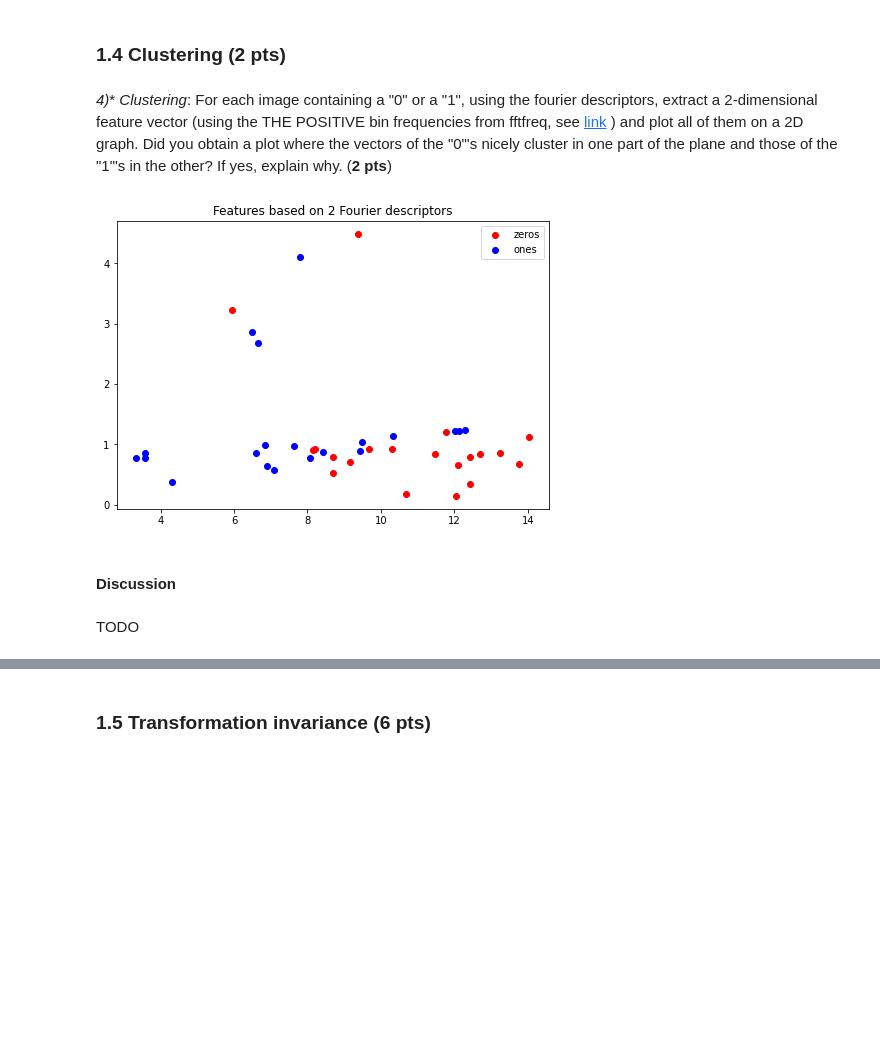
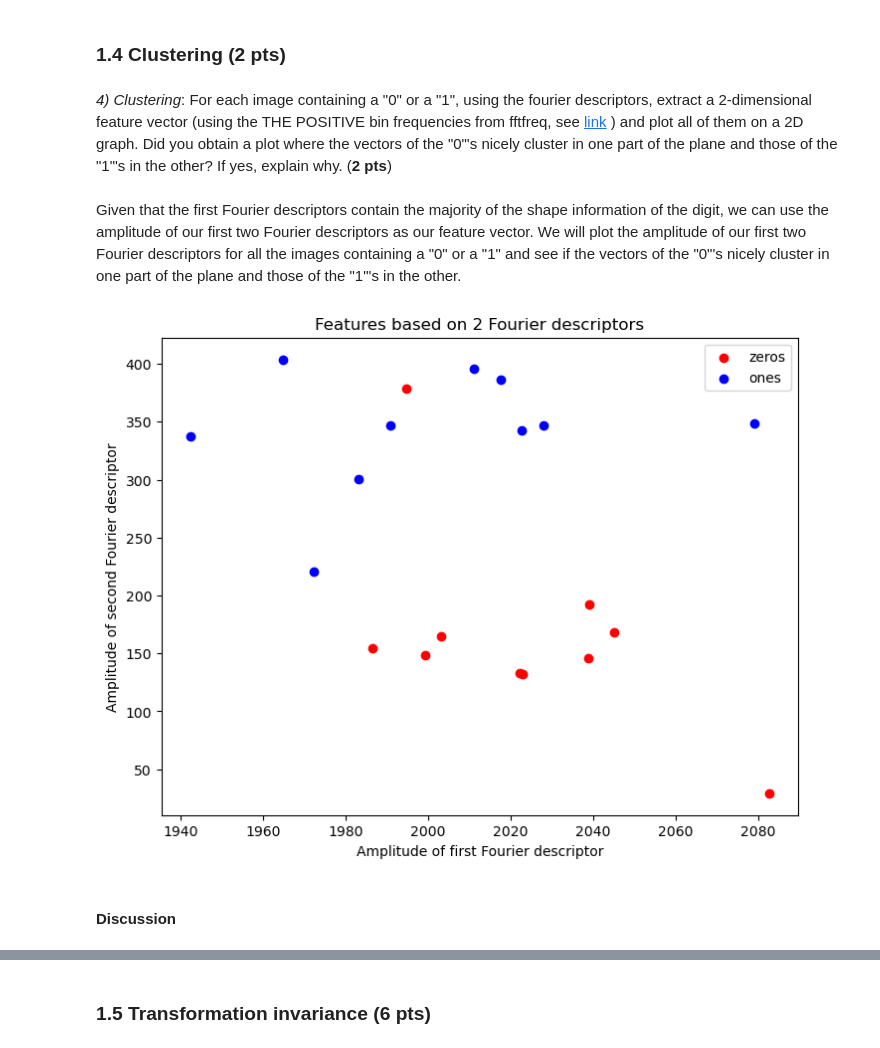
Before and after one commit to alexiaDorm/iapr-lab, a Jupyter notebook: lab_02_object_description_AD.ipynb, the cells around one changed output, grey strips where cells are left out. Drawn from its saved outputs; the diff is of its cells as text; code cells hidden in the pictures; blank space fills up the shorter version.

Commit message:
contour based descriptors update

```diff
--- a/lab_02_object_description_AD.ipynb
+++ b/lab_02_object_description_AD.ipynb
@@ -157,7 +177,8 @@ for im in binary_1:
 # %% [markdown]
 Let's visualize the preprocessing of our image:
 # %%
-# TODO: Fill the lists below with your preprocessed images of "0"s and "1"s
+zeros = preprocess(zeros_im, 0, disk_size = 1, square_width = 3, denoise = True)
+ones = preprocess(ones_im, 1, disk_size = 1, square_width = 3, denoise = True)
 
 # Plot images
 fig, axes = plt.subplots(2, len(zeros), figsize=(12, 3))
@@ -312,37 +349,37 @@ TODO
 # %% [markdown]
 ### 1.4 Clustering (2 pts)
 # %% [markdown]
-*4)** *Clustering*: For each image containing a "0" or a "1", using the fourier descriptors, extract a 2-dimensional feature vector (using the THE POSITIVE bin frequencies from fftfreq, see [link](https://docs.scipy.org/doc/scipy/reference/generated/scipy.fft.fftfreq.html#scipy.fft.fftfreq) ) and plot all of them on a 2D graph. Did you obtain a plot where the vectors of the "0"'s nicely cluster in one part of the plane and those of the "1"'s in the other? If yes, explain why. (**2 pts**)
+*4)* *Clustering*: For each image containing a "0" or a "1", using the fourier descriptors, extract a 2-dimensional feature vector (using the THE POSITIVE bin frequencies from fftfreq, see [link](https://docs.scipy.org/doc/scipy/reference/generated/scipy.fft.fftfreq.html#scipy.fft.fftfreq) ) and plot all of them on a 2D graph. Did you obtain a plot where the vectors of the "0"'s nicely cluster in one part of the plane and those of the "1"'s in the other? If yes, explain why. (**2 pts**)
+# %% [markdown]
+Given that the first Fourier descriptors contain the majority of the shape information of the digit, we can use the amplitude of our first two Fourier descriptors as our feature vector. We will plot the amplitude of our first two Fourier descriptors for all the images containing a "0" or a "1" and see if the vectors of the "0"'s nicely cluster in one part of the plane and those of the "1"'s in the other.
+# %%
+# get descriptors and compute amplitudes
+zeros_des = [get_descriptors(im, 101) for im in zeros]
+zeros_des = [np.abs(des) for des in zeros_des]
+
+ones_des = [get_descriptors(im, 101) for im in ones]
+ones_des = [np.abs(des) for des in ones_des]
 # %%
-# TODO: You should fill the lists below, with your features
-
-#Get descriptors and keep amplitudes
-zeros_des = [get_descriptors(im, 101) for im in zeros]
-zeros_des = [2 / 100 * np.abs(des) for des in zeros_des]
-
-ones_des = [get_descriptors(im, 101) for im in ones]
-ones_des = [2 / 100 * np.abs(des) for des in ones_des]
-
-# First feature for all "0"s
-zeros_f1 = [des[:,1] for des in zeros_des]
-# Second feature for all "0"s
-zeros_f2 = [des[:,3] for des in zeros_des]
-# Fist feature for all "1"s
-ones_f1 = [des[:,1] for des in ones_des]
-# Second feature for all "1"s
-ones_f2 = [des[:,3] for des in ones_des]
+# First feature for all "0"s: amplitude of first Fourier descriptor
+zeros_f1 = [des[0] for des in zeros_des]
+# Second feature for all "0"s: amplitude of second Fourier descriptor
+zeros_f2 = [des[1] for des in zeros_des]
+# Fist feature for all "1"s: amplitude of first Fourier descriptor
+ones_f1 = [des[0] for des in ones_des]
+# Second feature for all "1"s: amplitude of second Fourier descriptor
+ones_f2 = [des[1] for des in ones_des]
 
 # Plot features for all images
 fig = plt.figure()
 ax = fig.add_axes([0,0,1,1])
 ax.scatter(zeros_f1, zeros_f2, color='r', label='zeros')
 ax.scatter(ones_f1, ones_f2, color='b', label='ones')
 ax.legend(loc='best')
 plt.title("Features based on 2 Fourier descriptors")
+plt.xlabel("Amplitude of first Fourier descriptor")
+plt.ylabel("Amplitude of second Fourier descriptor")
 plt.show()
 # %% [output]
-[figure, old version]
+[figure, new version]
 # %% [markdown]
 #### Discussion
-# %% [markdown]
-TODO
```
Also changed, not shown: parts of 31 cells of this notebook.
